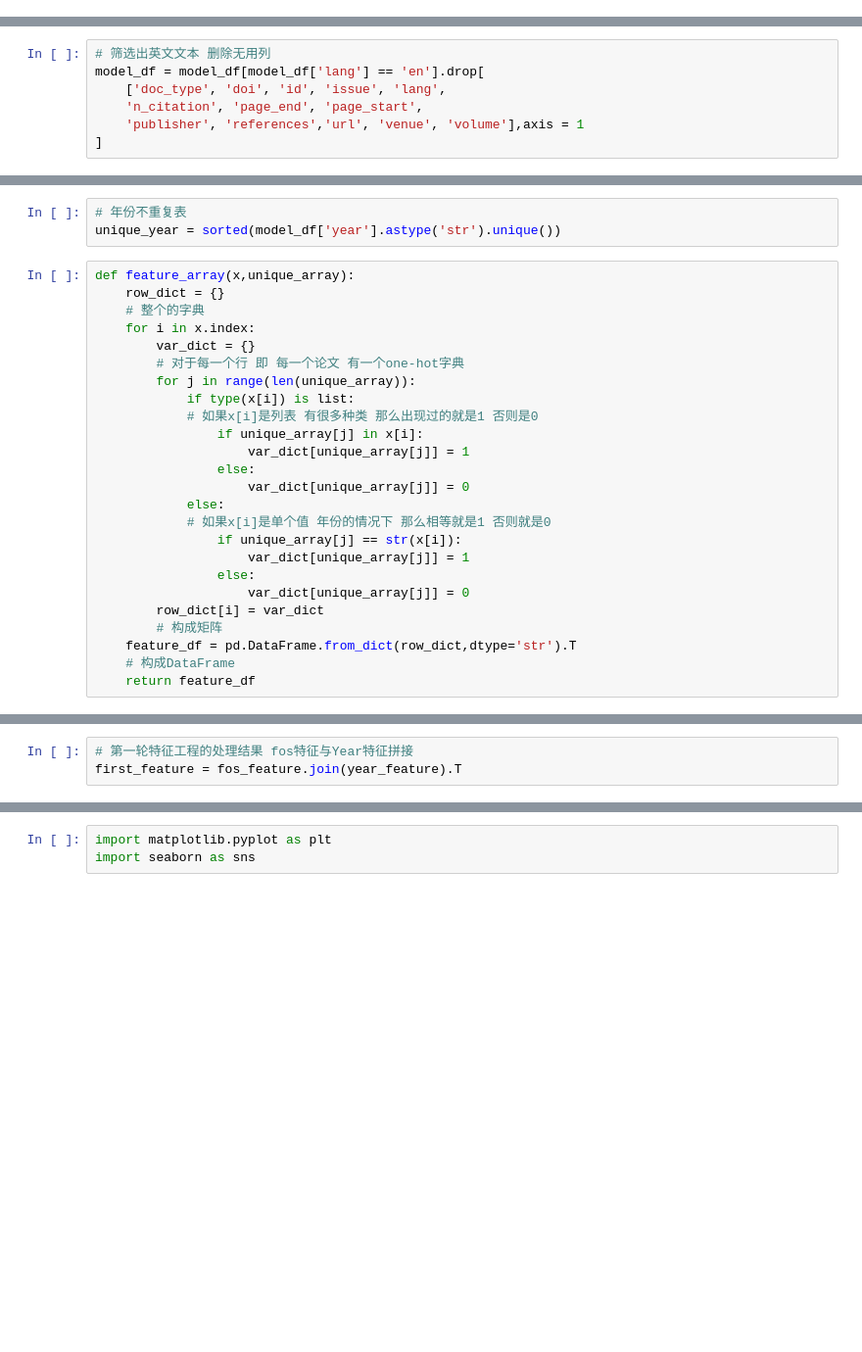
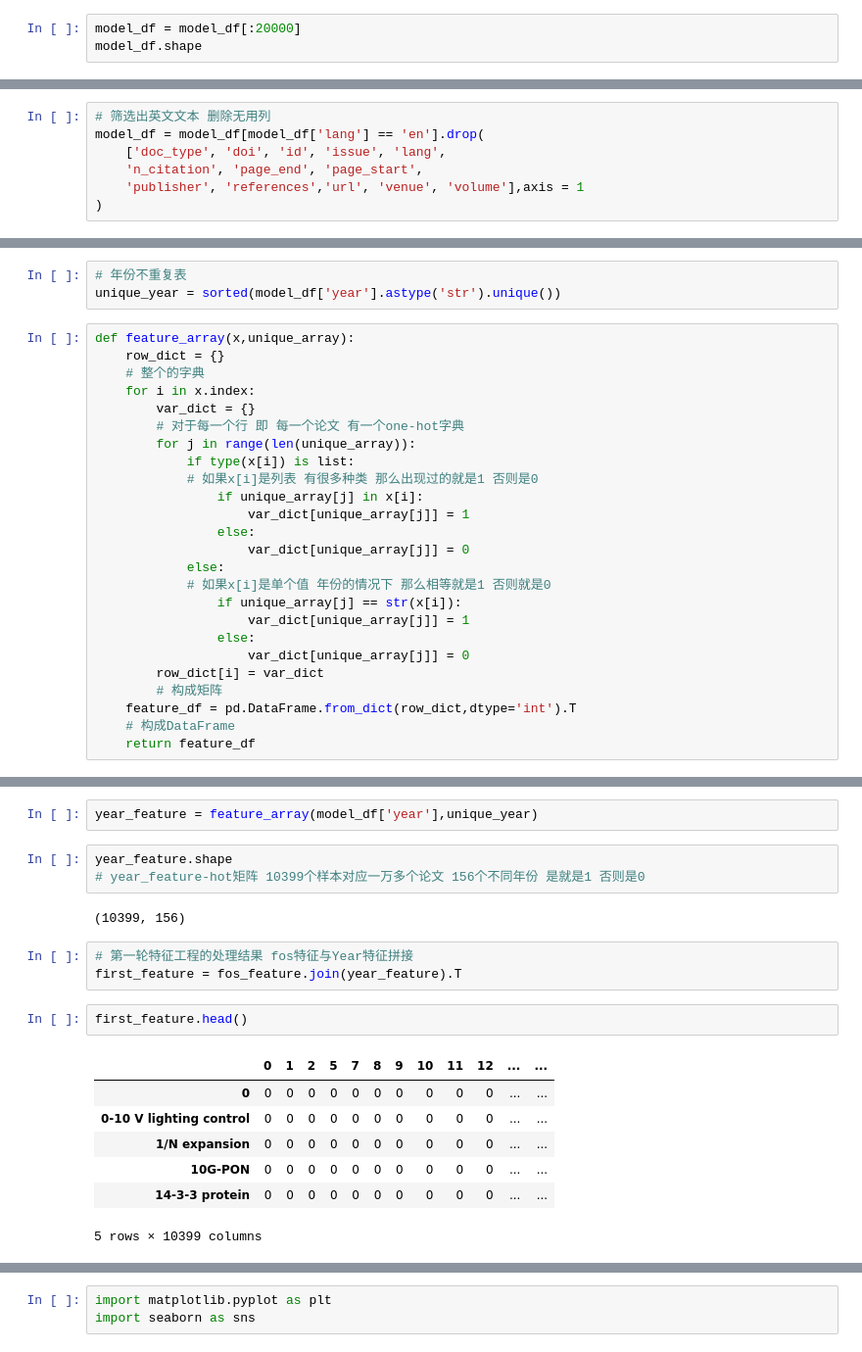
Before and after one commit to MMMMysticY/feature_engineering, a Jupyter notebook: chapter9/9.1协同过滤做论文文本相似计算.ipynb, the cells around one changed output, grey strips where cells are left out. Shown: that part at 98% size. Saved outputs shown, nothing was run; the diff lists cells and outputs as text; blank space fills up the shorter version.

```diff
--- a/chapter9/9.1协同过滤做论文文本相似计算.ipynb
+++ b/chapter9/9.1协同过滤做论文文本相似计算.ipynb
@@ -25,0 +26,3 @@ model_df.shape
+# %%
+model_df = model_df[:20000]
+model_df.shape
@@ -26,9 +31,9 @@ model_df.shape
 # %%
 # 筛选出英文文本 删除无用列
-model_df = model_df[model_df['lang'] == 'en'].drop[
+model_df = model_df[model_df['lang'] == 'en'].drop(
     ['doc_type', 'doi', 'id', 'issue', 'lang',
     'n_citation', 'page_end', 'page_start',
     'publisher', 'references','url', 'venue', 'volume'],axis = 1
-]
+)
 # %%
 model_df.shape
@@ -73,7 +152,7 @@ def feature_array(x,unique_array):
                     var_dict[unique_array[j]] = 0
         row_dict[i] = var_dict
         # 构成矩阵
-    feature_df = pd.DataFrame.from_dict(row_dict,dtype='str').T
+    feature_df = pd.DataFrame.from_dict(row_dict,dtype='int').T
     # 构成DataFrame
     return feature_df
 # %%
@@ -85,3 +167,20 @@ year_feature = fos_feature(model_df['year'],unique_year)
+# %%
+year_feature = feature_array(model_df['year'],unique_year)
+# %%
+year_feature.shape
+# year_feature-hot矩阵 10399个样本对应一万多个论文 156个不同年份 是就是1 否则是0
+# %% [output]
+(10399, 156)
 # %%
 # 第一轮特征工程的处理结果 fos特征与Year特征拼接
 first_feature = fos_feature.join(year_feature).T
+# %%
+first_feature.head()
+# %% [output]
+|  | 0 | 1 | 2 | 5 | 7 | 8 | 9 | 10 | 11 | 12 | ... | ... |
+| 0 | 0 | 0 | 0 | 0 | 0 | 0 | 0 | 0 | 0 | 0 | ... | ... |
+| 0-10 V lighting control | 0 | 0 | 0 | 0 | 0 | 0 | 0 | 0 | 0 | 0 | ... | ... |
+| 1/N expansion | 0 | 0 | 0 | 0 | 0 | 0 | 0 | 0 | 0 | 0 | ... | ... |
+| 10G-PON | 0 | 0 | 0 | 0 | 0 | 0 | 0 | 0 | 0 | 0 | ... | ... |
+| 14-3-3 protein | 0 | 0 | 0 | 0 | 0 | 0 | 0 | 0 | 0 | 0 | ... | ... |
+5 rows × 10399 columns
```
Also changed, not shown: parts of 49 cells of this notebook.
